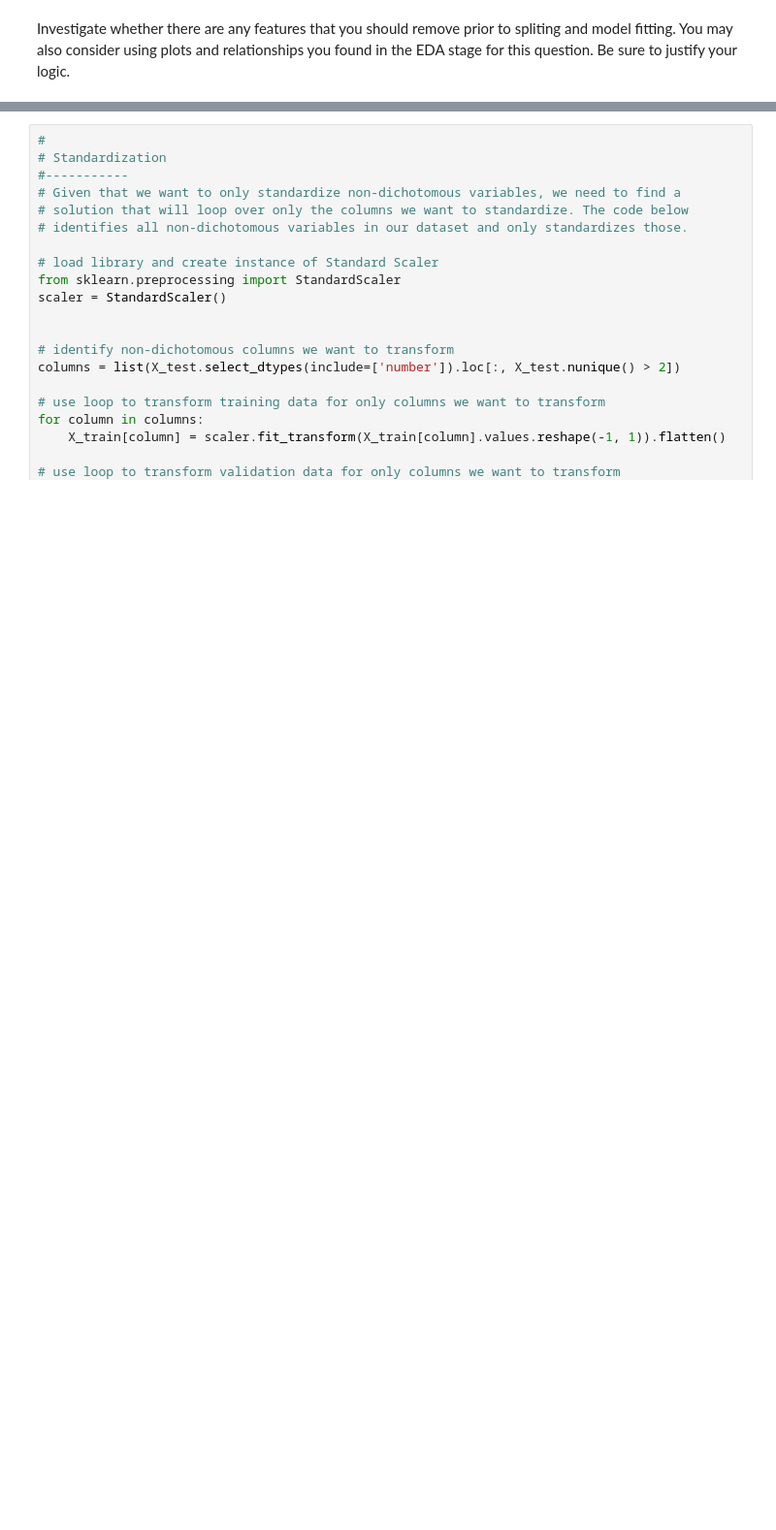
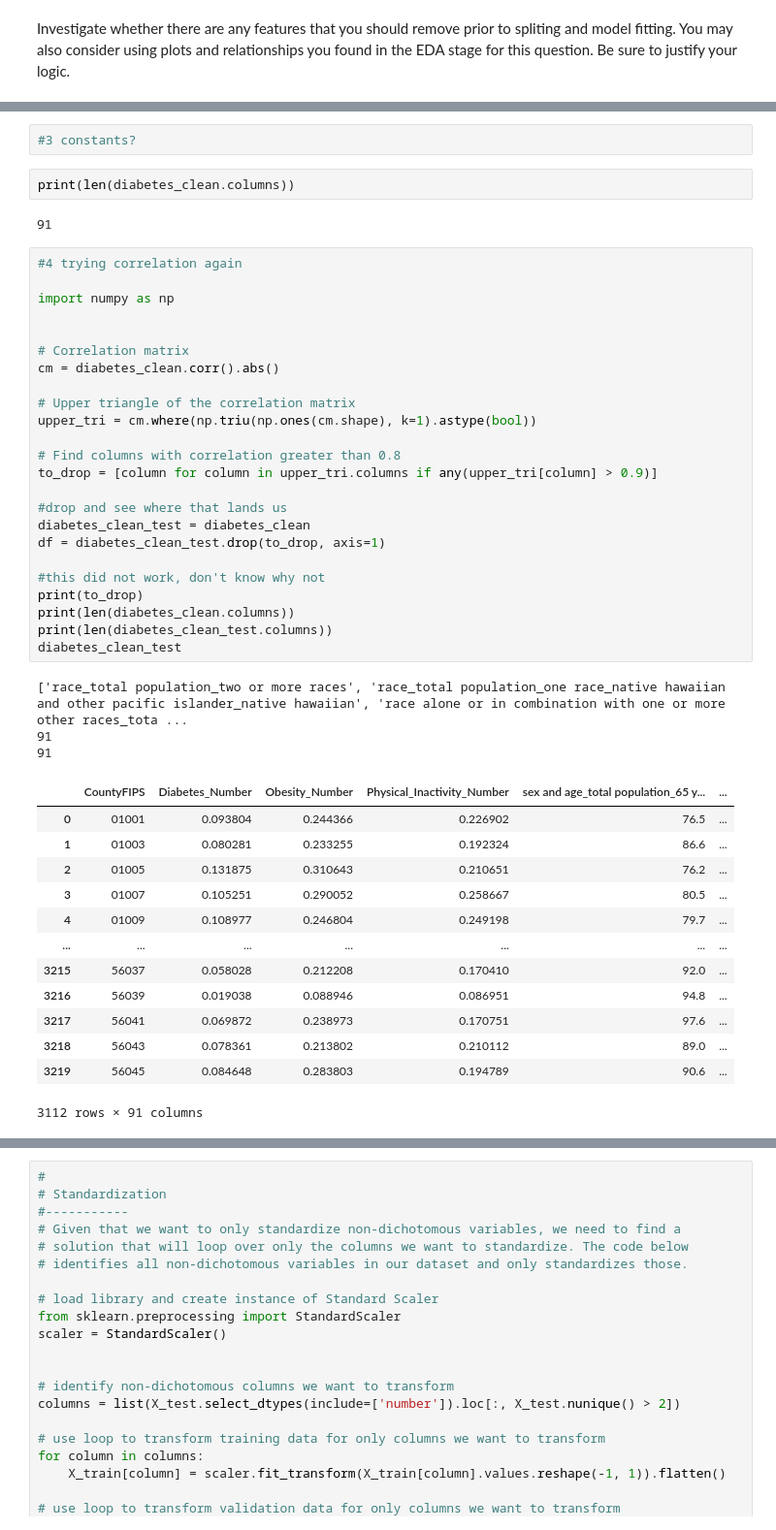
Before and after one commit to nereidagra/Computational-Social-Science-Projects, a Jupyter notebook: Project 2/Project 2 Nereida Heller.ipynb, the cells around one changed output, grey strips where cells are left out. Shown at 97% size. Saved outputs shown, nothing was run; the diff lists cells and outputs as text; blank space fills up the shorter version.

```diff
--- a/Project 2/Project 2 Nereida Heller.ipynb
+++ b/Project 2/Project 2 Nereida Heller.ipynb
@@ -668,0 +723,47 @@ Investigate whether there are any features that you should remove prior to split
+# %%
+#3 constants?
+# %%
+print(len(diabetes_clean.columns))
+# %% [output]
+91
+# %%
+#4 trying correlation again
+
+import numpy as np
+
+
+# Correlation matrix
+cm = diabetes_clean.corr().abs()
+
+# Upper triangle of the correlation matrix
+upper_tri = cm.where(np.triu(np.ones(cm.shape), k=1).astype(bool))
+
+# Find columns with correlation greater than 0.8
+to_drop = [column for column in upper_tri.columns if any(upper_tri[column] > 0.9)]
+
+#drop and see where that lands us
+diabetes_clean_test = diabetes_clean
+df = diabetes_clean_test.drop(to_drop, axis=1)
+
+#this did not work, don't know why not
+print(to_drop)
+print(len(diabetes_clean.columns))
+print(len(diabetes_clean_test.columns))
+diabetes_clean_test
+# %% [output]
+['race_total population_two or more races', 'race_total population_one race_native hawaiian and other pacific islander_native hawaiian', 'race alone or in combination with one or more other races_tota ...
+91
+91
+|  | CountyFIPS | Diabetes_Number | Obesity_Number | Physical_Inactivity_Number | sex and age_total population_65 y... | ... |
+| 0 | 01001 | 0.093804 | 0.244366 | 0.226902 | 76.5 | ... |
+| 1 | 01003 | 0.080281 | 0.233255 | 0.192324 | 86.6 | ... |
+| 2 | 01005 | 0.131875 | 0.310643 | 0.210651 | 76.2 | ... |
+| 3 | 01007 | 0.105251 | 0.290052 | 0.258667 | 80.5 | ... |
+| 4 | 01009 | 0.108977 | 0.246804 | 0.249198 | 79.7 | ... |
+| ... | ... | ... | ... | ... | ... | ... |
+| 3215 | 56037 | 0.058028 | 0.212208 | 0.170410 | 92.0 | ... |
+| 3216 | 56039 | 0.019038 | 0.088946 | 0.086951 | 94.8 | ... |
+| 3217 | 56041 | 0.069872 | 0.238973 | 0.170751 | 97.6 | ... |
+| 3218 | 56043 | 0.078361 | 0.213802 | 0.210112 | 89.0 | ... |
+| 3219 | 56045 | 0.084648 | 0.283803 | 0.194789 | 90.6 | ... |
+3112 rows × 91 columns
```
Also changed, not shown: parts of 14 cells of this notebook.
